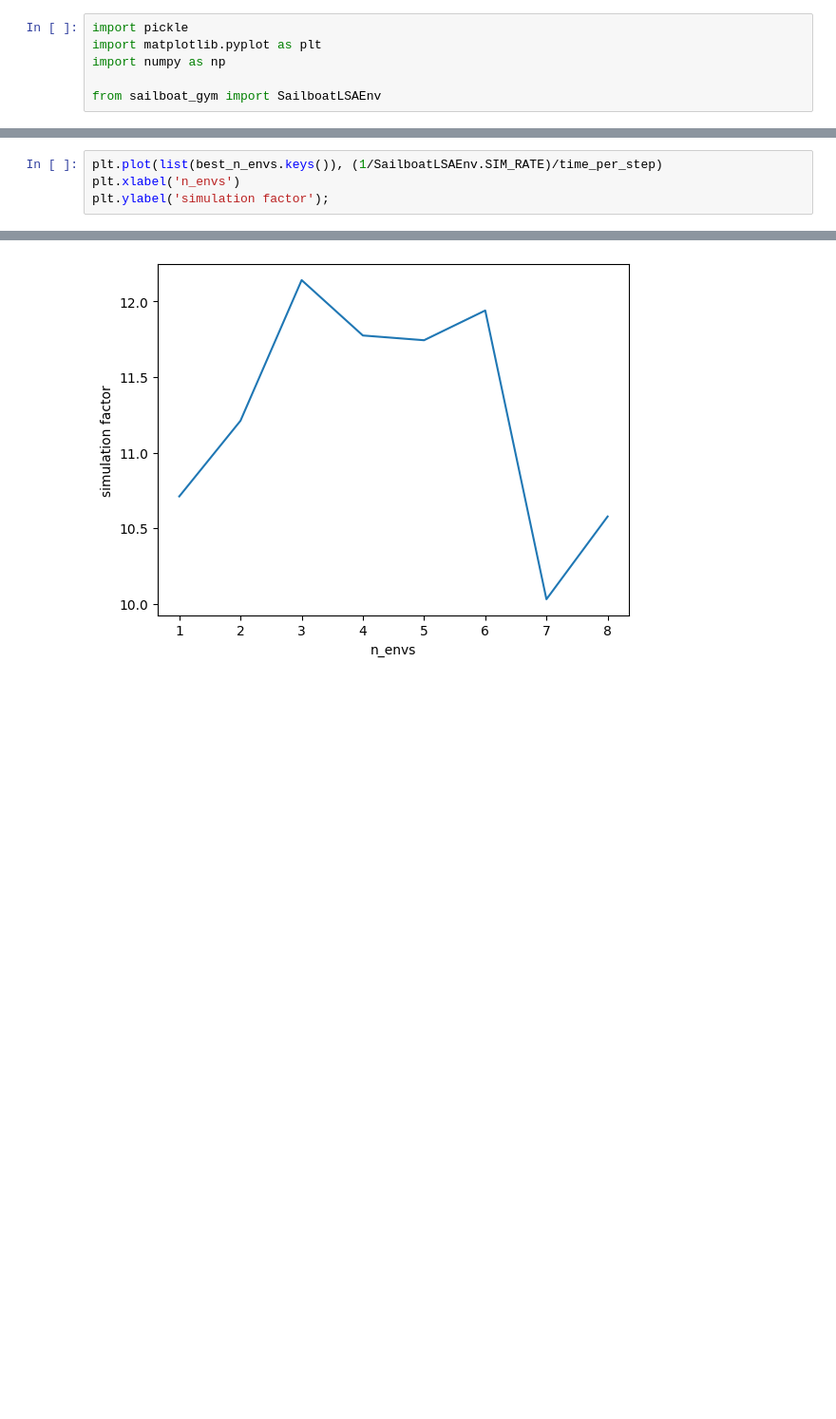
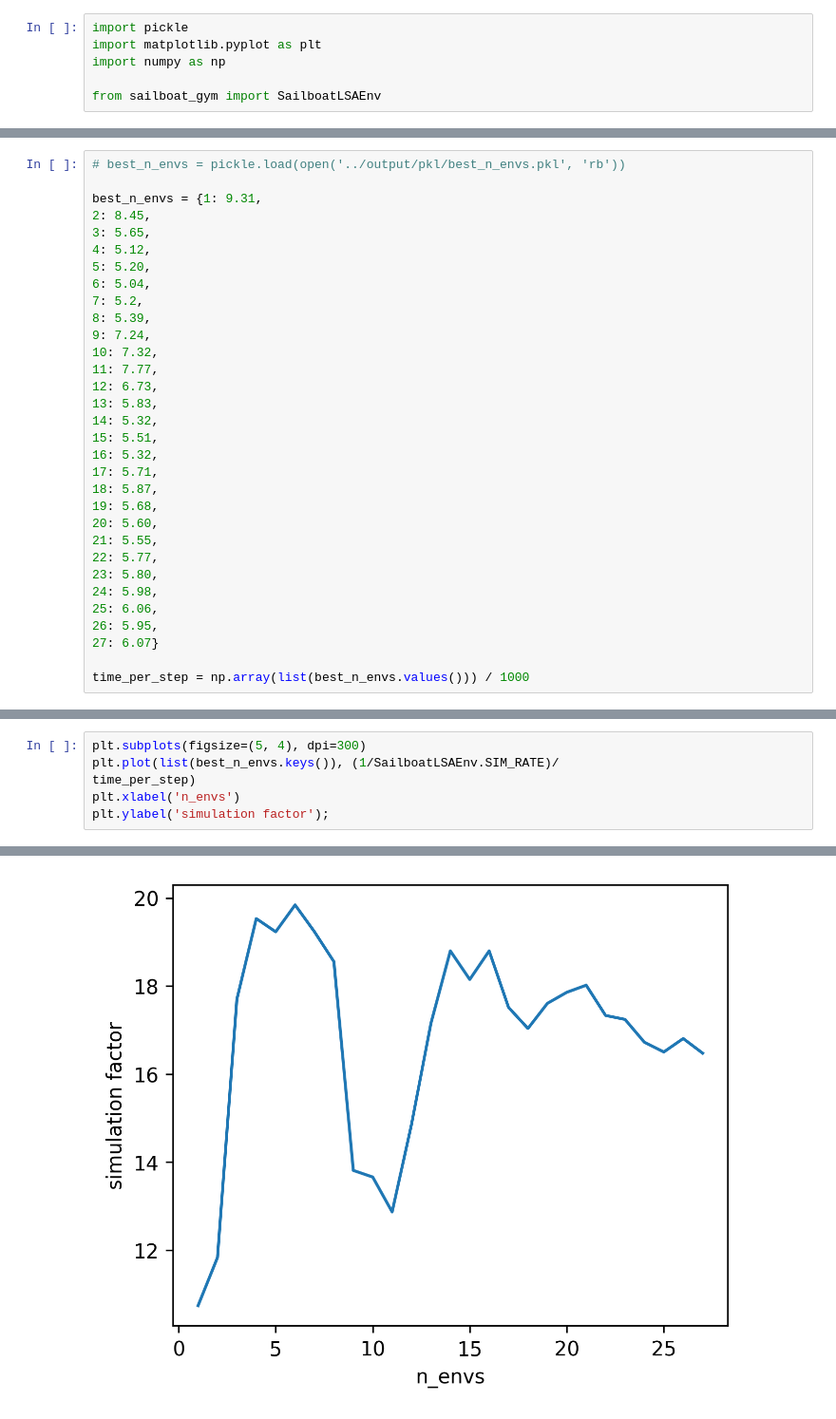
Before and after one commit to lucasmrdt/sailboat-drl, a Jupyter notebook: notebooks/benchmark.ipynb, the cells around one changed output, grey strips where cells are left out. Shown: that part at 95% size. Drawn from its saved outputs; the diff is of its cells as text; blank space fills up the shorter version.

```diff
--- a/notebooks/benchmark.ipynb
+++ b/notebooks/benchmark.ipynb
@@ -25,3 +22,35 @@ time_per_step = np.array(list(best_n_envs.values()))
+# %%
+# best_n_envs = pickle.load(open('../output/pkl/best_n_envs.pkl', 'rb'))
+
+best_n_envs = {1: 9.31,
+2: 8.45,
+3: 5.65,
+4: 5.12,
+5: 5.20,
+6: 5.04,
+7: 5.2,
+8: 5.39,
+9: 7.24,
+10: 7.32,
+11: 7.77,
+12: 6.73,
+13: 5.83,
+14: 5.32,
+15: 5.51,
+16: 5.32,
+17: 5.71,
+18: 5.87,
+19: 5.68,
+20: 5.60,
+21: 5.55,
+22: 5.77,
+23: 5.80,
+24: 5.98,
+25: 6.06,
+26: 5.95,
+27: 6.07}
+
+time_per_step = np.array(list(best_n_envs.values())) / 1000
 # %%
 plt.plot(list(best_n_envs.keys()), time_per_step * 1000)
 plt.xlabel('n_envs')
@@ -39,5 +66,7 @@ Text(0, 0.5, 'steps per second')
 # %%
-plt.plot(list(best_n_envs.keys()), (1/SailboatLSAEnv.SIM_RATE)/time_per_step)
+plt.subplots(figsize=(5, 4), dpi=300)
+plt.plot(list(best_n_envs.keys()), (1/SailboatLSAEnv.SIM_RATE)/
+time_per_step)
 plt.xlabel('n_envs')
 plt.ylabel('simulation factor');
 # %% [output]
@@ -45 +73 @@ Text(0, 0.5, 'simulation factor')
-[figure, old version]
+[figure, new version]
```
Also changed, not shown: parts of 5 cells of this notebook, 1 other file.
